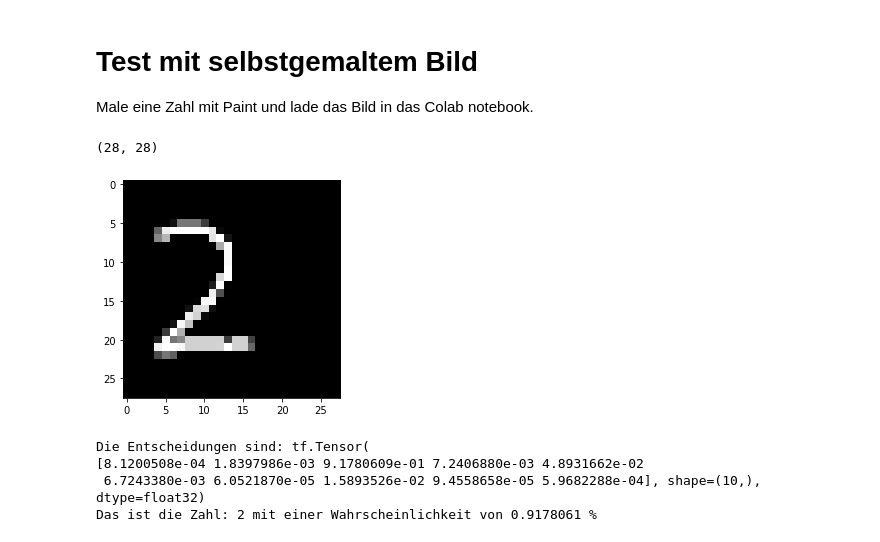
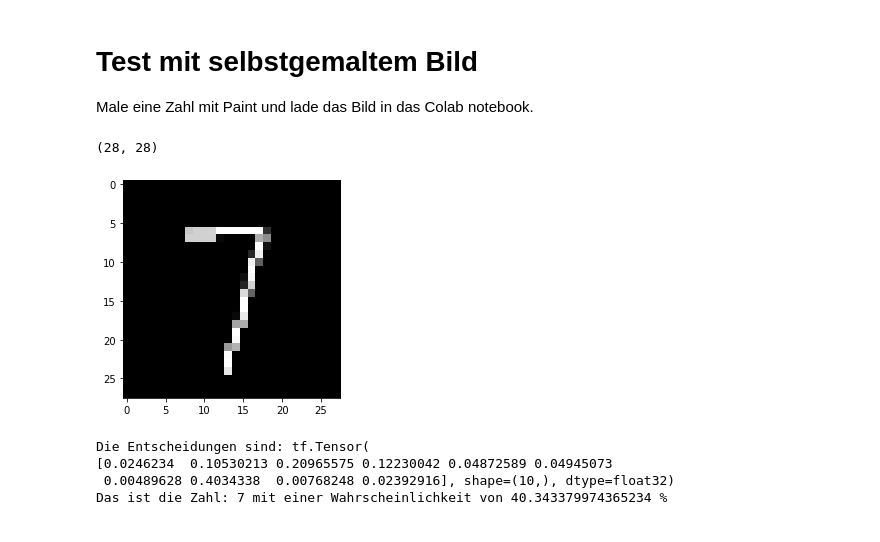
Before and after one commit to Pythonimeislabor/repo1, a Jupyter notebook: Untitled0.ipynb, the cells around one changed output. Drawn from its saved outputs; the diff is of its cells as text; code cells hidden in the pictures.

```diff
--- a/Untitled0.ipynb
+++ b/Untitled0.ipynb
@@ -197,24 +167,25 @@ Epoch 50/50
 # Test mit selbstgemaltem Bild
 Male eine Zahl mit Paint und lade das Bild in das Colab notebook.
 # %%
-bild = cv2.imread("Untitled.png", cv2.IMREAD_GRAYSCALE) # bild mit dem Namen untitled.png lesen im graustufen-format
+bild = cv2.imread("Untitled1.png", cv2.IMREAD_GRAYSCALE) # bild mit dem Namen untitled.png lesen im graustufen-format
 bild = cv2.resize(bild, (28,28))
 bild_0_1 = 1 - bild / 255 # bild zwischen 0 und 1 skalieren
 plt.imshow(bild_0_1, cmap = "gray")
 bild_0_1.shape
 # %% [output]
 (28, 28)
-[figure, old version]
+[figure, new version]
 # %%
 bild_batch = np.reshape(bild_0_1,(1,28,28)) # tensorflow braucht ein array von Inputs
 
 entscheidungen = model(bild_batch)[0]
+index = np.argmax(entscheidungen)
 print("Die Entscheidungen sind:", entscheidungen)
-print("Das ist die Zahl:", np.argmax(entscheidungen), "mit einer Wahrscheinlichkeit von", entscheidungen.numpy()[np.argmax(entscheidungen)], "%")
+print("Das ist die Zahl:", index, "mit einer Wahrscheinlichkeit von", entscheidungen.numpy()[index]*100, "%")
 # %% [output]
 Die Entscheidungen sind: tf.Tensor(
-[8.1200508e-04 1.8397986e-03 9.1780609e-01 7.2406880e-03 4.8931662e-02
- 6.7243380e-03 6.0521870e-05 1.5893526e-02 9.4558658e-05 5.9682288e-04], shape=(10,), dtype=float32)
-Das ist die Zahl: 2 mit einer Wahrscheinlichkeit von 0.9178061 %
+[0.0246234  0.10530213 0.20965575 0.12230042 0.04872589 0.04945073
+ 0.00489628 0.4034338  0.00768248 0.02392916], shape=(10,), dtype=float32)
+Das ist die Zahl: 7 mit einer Wahrscheinlichkeit von 40.343379974365234 %
 # %%
 model.save("model.h5") # Netzwerk und Parameter speichern
```
Also changed, not shown: parts of 6 cells of this notebook.
